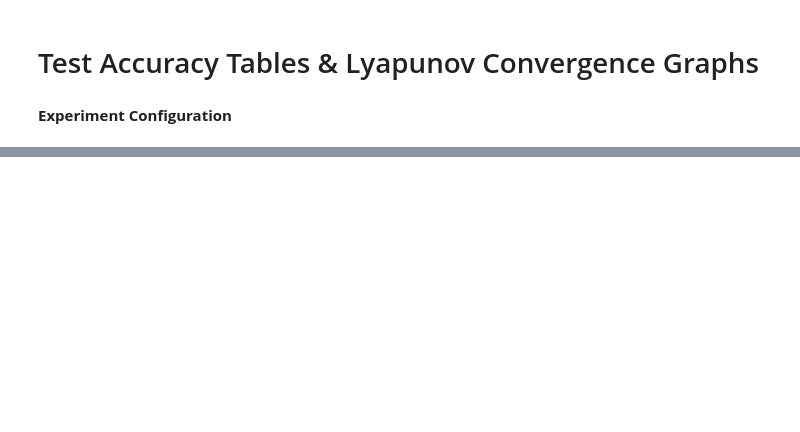
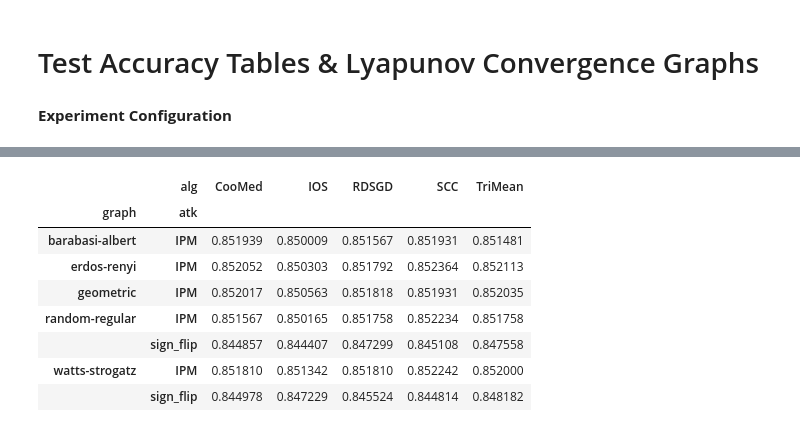
Before and after one commit to ardenpalme/Dissertation, a Jupyter notebook: exp1/main.ipynb, the cells around one changed output, grey strips where cells are left out. Saved outputs shown, nothing was run; the diff lists cells and outputs as text; code cells hidden in the pictures; blank space fills up the shorter version.

```diff
--- a/exp1/main.ipynb
+++ b/exp1/main.ipynb
@@ -182,0 +187,14 @@ for i,g in enumerate(graphs):
+# %%
+df_tmp = df_summary['mean'].drop(columns=['ORACLE'])
+filt = df_tmp.max(axis=1) == df_tmp['RDSGD']
+display(df_tmp[~filt])
+# %% [output]
+|  | alg | CooMed | IOS | RDSGD | SCC | TriMean |
+| graph | atk |  |  |  |  |  |
+| barabasi-albert | IPM | 0.851939 | 0.850009 | 0.851567 | 0.851931 | 0.851481 |
+| erdos-renyi | IPM | 0.852052 | 0.850303 | 0.851792 | 0.852364 | 0.852113 |
+| geometric | IPM | 0.852017 | 0.850563 | 0.851818 | 0.851931 | 0.852035 |
+| random-regular | IPM | 0.851567 | 0.850165 | 0.851758 | 0.852234 | 0.851758 |
+|  | sign_flip | 0.844857 | 0.844407 | 0.847299 | 0.845108 | 0.847558 |
+| watts-strogatz | IPM | 0.851810 | 0.851342 | 0.851810 | 0.852242 | 0.852000 |
+|  | sign_flip | 0.844978 | 0.847229 | 0.845524 | 0.844814 | 0.848182 |
```
Also changed, not shown: parts of 6 cells of this notebook, 2 other files.
